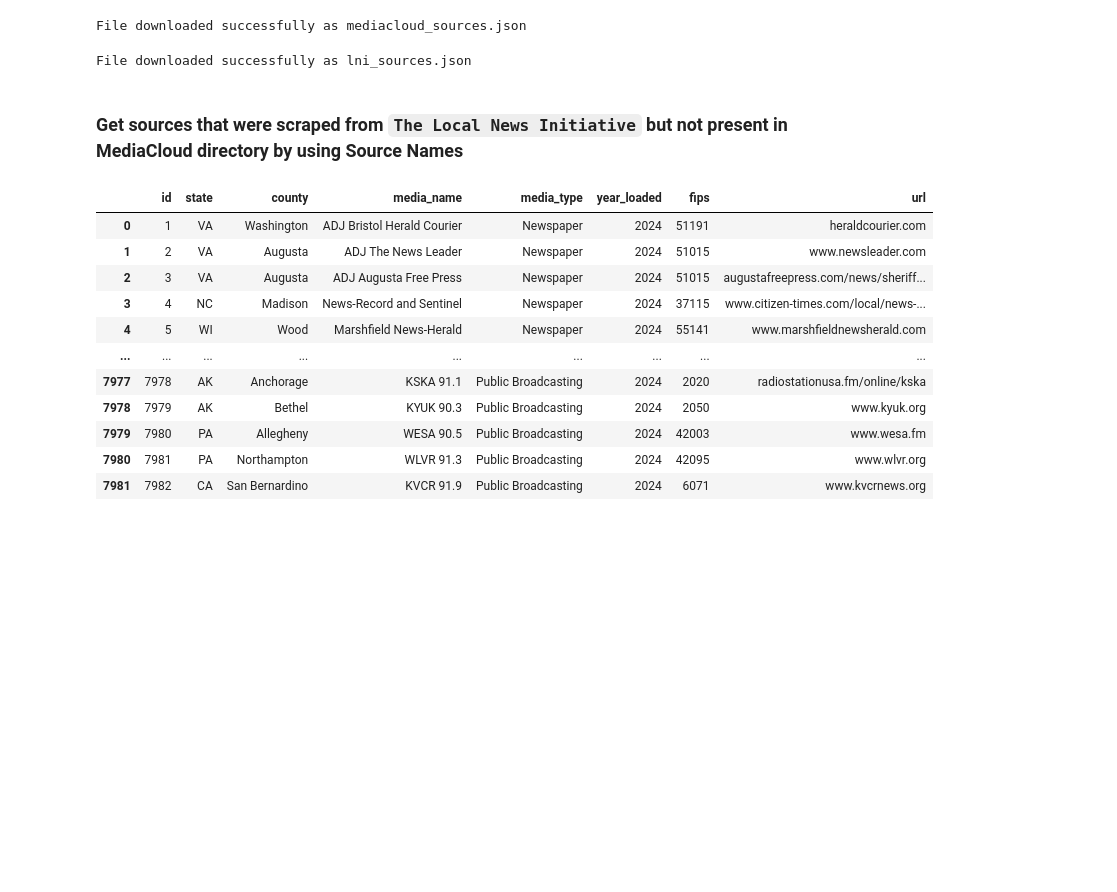
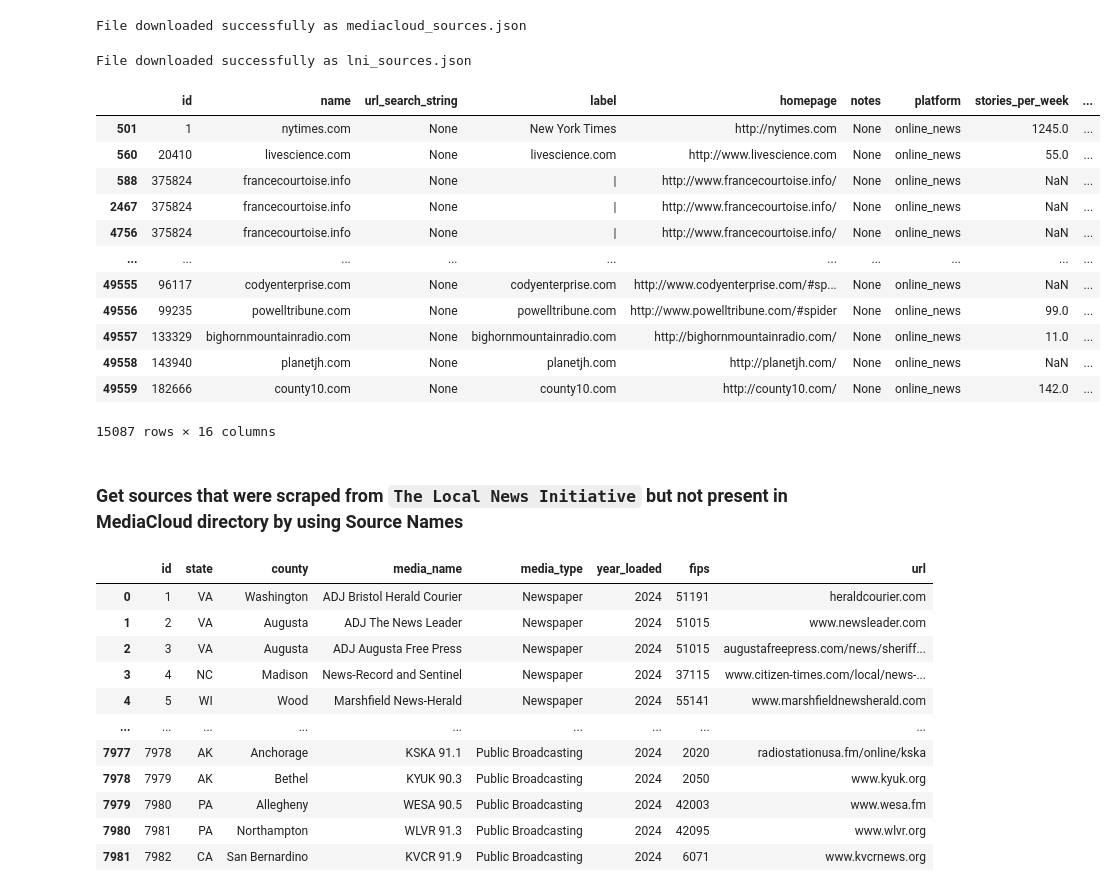
Before and after one commit to m453h/directory-issues, a Jupyter notebook: notebooks/compare_directory_with_lni.ipynb, the cells around one changed output. Drawn from its saved outputs; the diff is of its cells as text; code cells hidden in the pictures; blank space fills up the shorter version.

```diff
--- a/notebooks/compare_directory_with_lni.ipynb
+++ b/notebooks/compare_directory_with_lni.ipynb
@@ -34,3 +36,19 @@ mediacloud_local_sources_df = mediacloud_df[mediacloud_df['pub_country'] == 'USA
+# %%
+mediacloud_local_sources_df
+# %% [output]
+|  | id | name | url_search_string | label | homepage | notes | platform | stories_per_week | ... |
+| 501 | 1 | nytimes.com | None | New York Times | http://nytimes.com | None | online_news | 1245.0 | ... |
+| 560 | 20410 | livescience.com | None | livescience.com | http://www.livescience.com | None | online_news | 55.0 | ... |
+| 588 | 375824 | francecourtoise.info | None | | | http://www.francecourtoise.info/ | None | online_news | NaN | ... |
+| 2467 | 375824 | francecourtoise.info | None | | | http://www.francecourtoise.info/ | None | online_news | NaN | ... |
+| 4756 | 375824 | francecourtoise.info | None | | | http://www.francecourtoise.info/ | None | online_news | NaN | ... |
+| ... | ... | ... | ... | ... | ... | ... | ... | ... | ... |
+| 49555 | 96117 | codyenterprise.com | None | codyenterprise.com | http://www.codyenterprise.com/#sp... | None | online_news | NaN | ... |
+| 49556 | 99235 | powelltribune.com | None | powelltribune.com | http://www.powelltribune.com/#spider | None | online_news | 99.0 | ... |
+| 49557 | 133329 | bighornmountainradio.com | None | bighornmountainradio.com | http://bighornmountainradio.com/ | None | online_news | 11.0 | ... |
+| 49558 | 143940 | planetjh.com | None | planetjh.com | http://planetjh.com/ | None | online_news | NaN | ... |
+| 49559 | 182666 | county10.com | None | county10.com | http://county10.com/ | None | online_news | 142.0 | ... |
+15087 rows × 16 columns
 # %% [markdown]
 ### Get sources that were scraped from `The Local News Initiative` but not present in MediaCloud directory by using Source Names
 # %%
```
Also changed, not shown: parts of 7 cells of this notebook.
